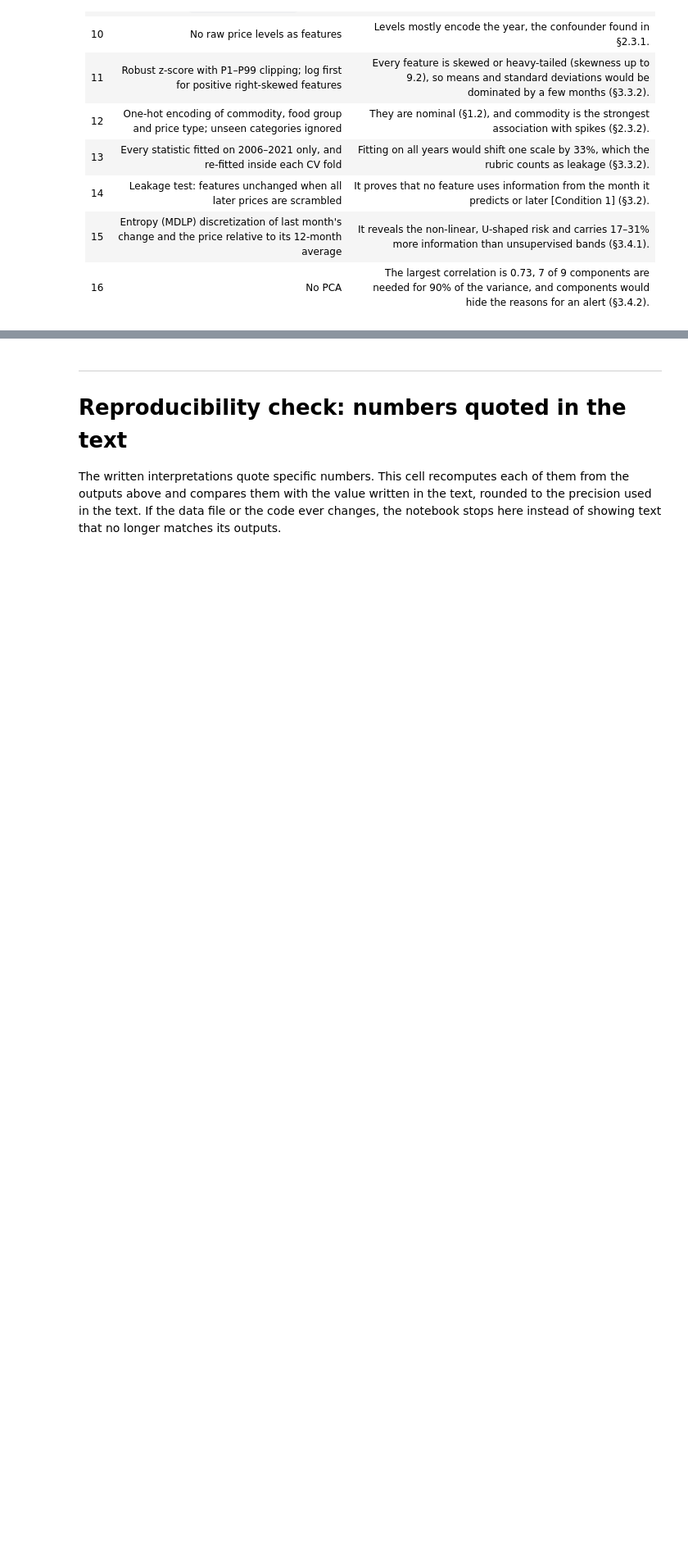
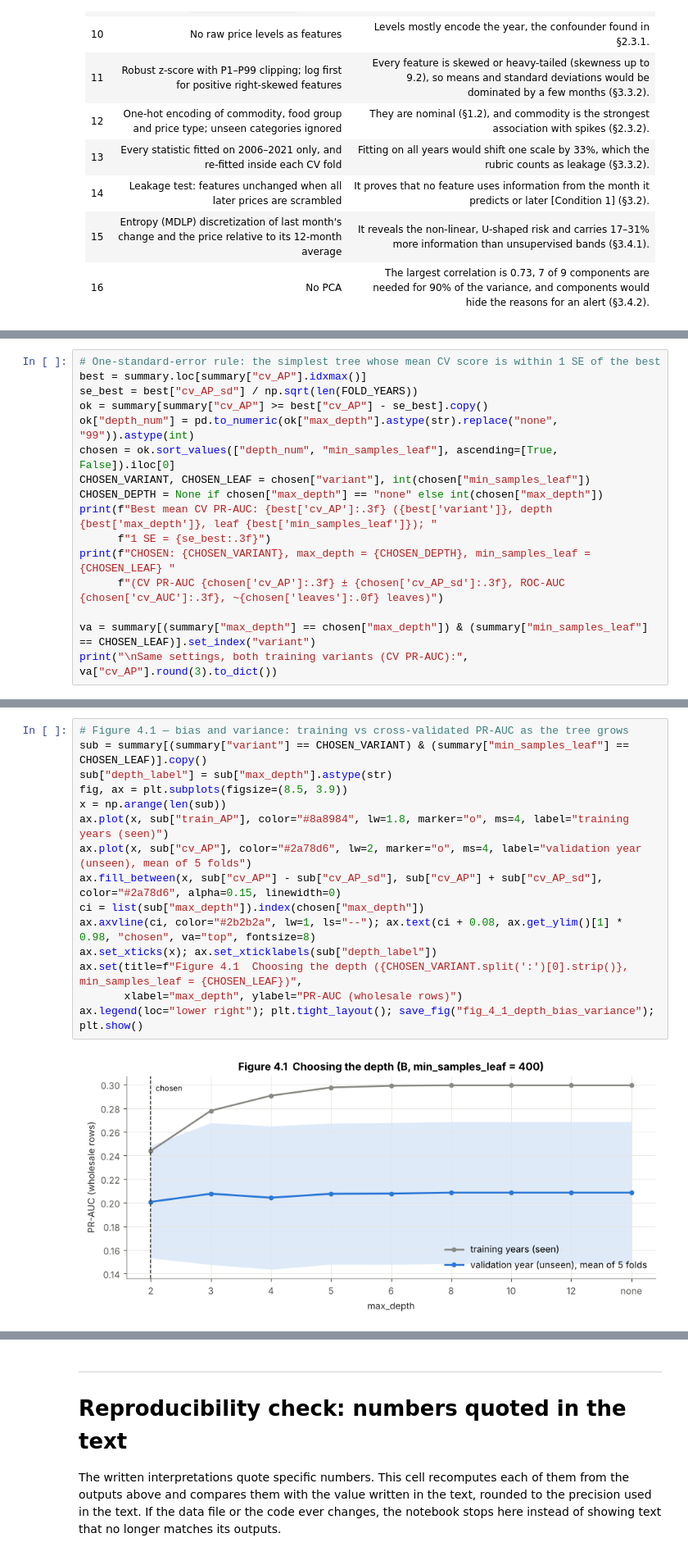
Before and after one commit to Shambhavi-DSAI2006/tanzania-food-price-spikes, a Jupyter notebook: Shambhavi_MiniProject.ipynb, the cells around one changed output, grey strips where cells are left out. Shown at 82% size. Saved outputs shown, nothing was run; the diff lists cells and outputs as text; blank space fills up the shorter version.

```diff
--- a/Shambhavi_MiniProject.ipynb
+++ b/Shambhavi_MiniProject.ipynb
@@ -2020,0 +2142,16 @@ Components needed for 90% of the variance: 7 of 9; eigenvalues > 1 (Kaiser): 4,
+# %%
+# One-standard-error rule: the simplest tree whose mean CV score is within 1 SE of the best
+best = summary.loc[summary["cv_AP"].idxmax()]
+se_best = best["cv_AP_sd"] / np.sqrt(len(FOLD_YEARS))
+ok = summary[summary["cv_AP"] >= best["cv_AP"] - se_best].copy()
+ok["depth_num"] = pd.to_numeric(ok["max_depth"].astype(str).replace("none", "99")).astype(int)
+chosen = ok.sort_values(["depth_num", "min_samples_leaf"], ascending=[True, False]).iloc[0]
+CHOSEN_VARIANT, CHOSEN_LEAF = chosen["variant"], int(chosen["min_samples_leaf"])
+CHOSEN_DEPTH = None if chosen["max_depth"] == "none" else int(chosen["max_depth"])
+print(f"Best mean CV PR-AUC: {best['cv_AP']:.3f} ({best['variant']}, depth {best['max_depth']}, leaf {best['min_samples_leaf']}); "
+      f"1 SE = {se_best:.3f}")
+print(f"CHOSEN: {CHOSEN_VARIANT}, max_depth = {CHOSEN_DEPTH}, min_samples_leaf = {CHOSEN_LEAF} "
+      f"(CV PR-AUC {chosen['cv_AP']:.3f} ± {chosen['cv_AP_sd']:.3f}, ROC-AUC {chosen['cv_AUC']:.3f}, ~{chosen['leaves']:.0f} leaves)")
+
+va = summary[(summary["max_depth"] == chosen["max_depth"]) & (summary["min_samples_leaf"] == CHOSEN_LEAF)].set_index("variant")
+print("\nSame settings, both training variants (CV PR-AUC):", va["cv_AP"].round(3).to_dict())
@@ -2020,0 +2163,17 @@ Components needed for 90% of the variance: 7 of 9; eigenvalues > 1 (Kaiser): 4,
+# %%
+# Figure 4.1 — bias and variance: training vs cross-validated PR-AUC as the tree grows
+sub = summary[(summary["variant"] == CHOSEN_VARIANT) & (summary["min_samples_leaf"] == CHOSEN_LEAF)].copy()
+sub["depth_label"] = sub["max_depth"].astype(str)
+fig, ax = plt.subplots(figsize=(8.5, 3.9))
+x = np.arange(len(sub))
+ax.plot(x, sub["train_AP"], color="#8a8984", lw=1.8, marker="o", ms=4, label="training years (seen)")
+ax.plot(x, sub["cv_AP"], color="#2a78d6", lw=2, marker="o", ms=4, label="validation year (unseen), mean of 5 folds")
+ax.fill_between(x, sub["cv_AP"] - sub["cv_AP_sd"], sub["cv_AP"] + sub["cv_AP_sd"], color="#2a78d6", alpha=0.15, linewidth=0)
+ci = list(sub["max_depth"]).index(chosen["max_depth"])
+ax.axvline(ci, color="#2b2b2a", lw=1, ls="--"); ax.text(ci + 0.08, ax.get_ylim()[1] * 0.98, "chosen", va="top", fontsize=8)
+ax.set_xticks(x); ax.set_xticklabels(sub["depth_label"])
+ax.set(title=f"Figure 4.1  Choosing the depth ({CHOSEN_VARIANT.split(':')[0].strip()}, min_samples_leaf = {CHOSEN_LEAF})",
+       xlabel="max_depth", ylabel="PR-AUC (wholesale rows)")
+ax.legend(loc="lower right"); plt.tight_layout(); save_fig("fig_4_1_depth_bias_variance"); plt.show()
+# %% [output]
+[figure, added]
```
Also changed, not shown: parts of 40 cells of this notebook, 5 other files.
